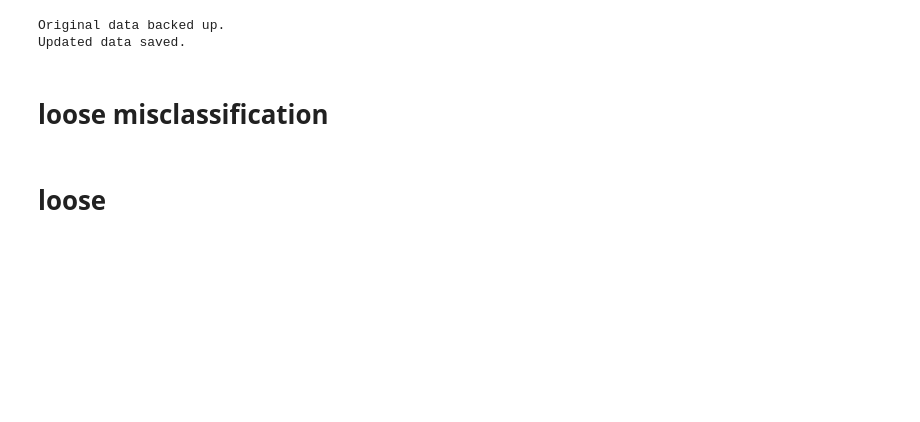
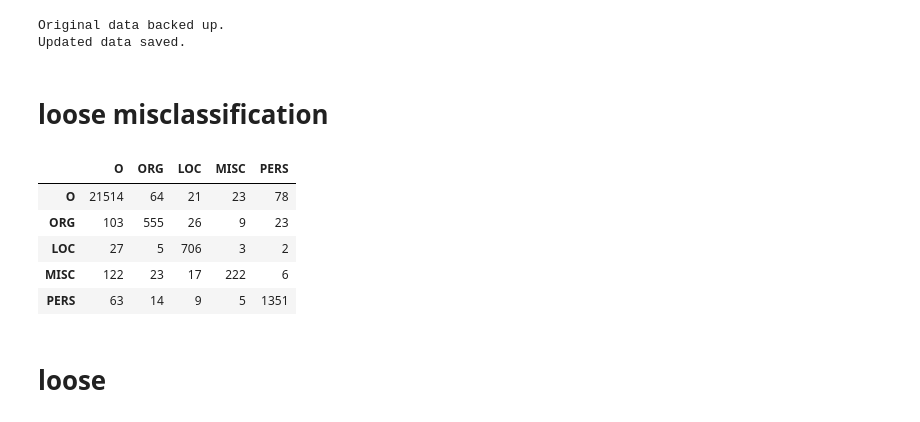
Before and after one commit to ay94/deformar-dashboard, a Jupyter notebook: notebooks/modified_extractions/entity-addition.ipynb, the cells around one changed output. Drawn from its saved outputs; the diff is of its cells as text; code cells hidden in the pictures; blank space fills up the shorter version.

Commit message:
test misclassification before realising it is not needed

```diff
--- a/notebooks/modified_extractions/entity-addition.ipynb
+++ b/notebooks/modified_extractions/entity-addition.ipynb
@@ -212,6 +212,44 @@ dataset_name = 'conll2003'
 generate_entity_misclassifications(dataset_name, model_name)
 # %% [markdown]
 # loose misclassification
+# %%
+dataset_name = 'ANERCorp_CamelLab'
+model_name = 'arabertv02'
+# Paths for the original and backup data
+base_path = Path(f"/Users/ay227/Library/CloudStorage/GoogleDrive-ahmed.younes.sam@gmail.com/My Drive/Final Year Experiments/Thesis-Experiments/Experiments/BaseLineExperiment/{dataset_name}_{model_name}/extractions")
+analysis_data_path = base_path / "analysis/analysis_data.json"
+non_strict_entity_misclassifications_path = base_path / "results/non_strict_entity_misclassifications.json"
+strict_entity_misclassifications_path = base_path / "results/strict_entity_misclassifications.json"
+
+# Read the original data
+analysis_data = pd.read_json(analysis_data_path, lines=True)
+
+# Filter data and extract entities
+core_data = analysis_data[analysis_data['labels'] != -100]
+e_true = core_data['true_entities'].tolist()
+e_pred = core_data['pred_entities'].tolist()
+tags = list(set(e_true))
+strict_e_true = core_data['strict_true_entities'].tolist()
+strict_e_pred = core_data['strict_pred_entities'].tolist()
+strict_tags = list(set(strict_e_true))
+
+# Compute confusion matrix
+non_strict_cm = confusion_matrix(e_true, e_pred, labels=tags)
+strict_cm = confusion_matrix(strict_e_true, strict_e_pred, labels=strict_tags)
+
+# Transform to DataFrame for better visualization and zero out diagonals
+non_strict_cm_df = pd.DataFrame(non_strict_cm, index=tags, columns=tags)
+strict_cm_df = pd.DataFrame(strict_cm, index=strict_tags, columns=strict_tags)
+np.fill_diagonal(non_strict_cm_df.values, 0)
+# %%
+strict_cm_df
+# %% [output]
+|  | O | ORG | LOC | MISC | PERS |
+| O | 21514 | 64 | 21 | 23 | 78 |
+| ORG | 103 | 555 | 26 | 9 | 23 |
+| LOC | 27 | 5 | 706 | 3 | 2 |
+| MISC | 122 | 23 | 17 | 222 | 6 |
+| PERS | 63 | 14 | 9 | 5 | 1351 |
 # %%
 dataset_name = 'ANERCorp_CamelLab'
 model_name = 'arabertv02'
```
